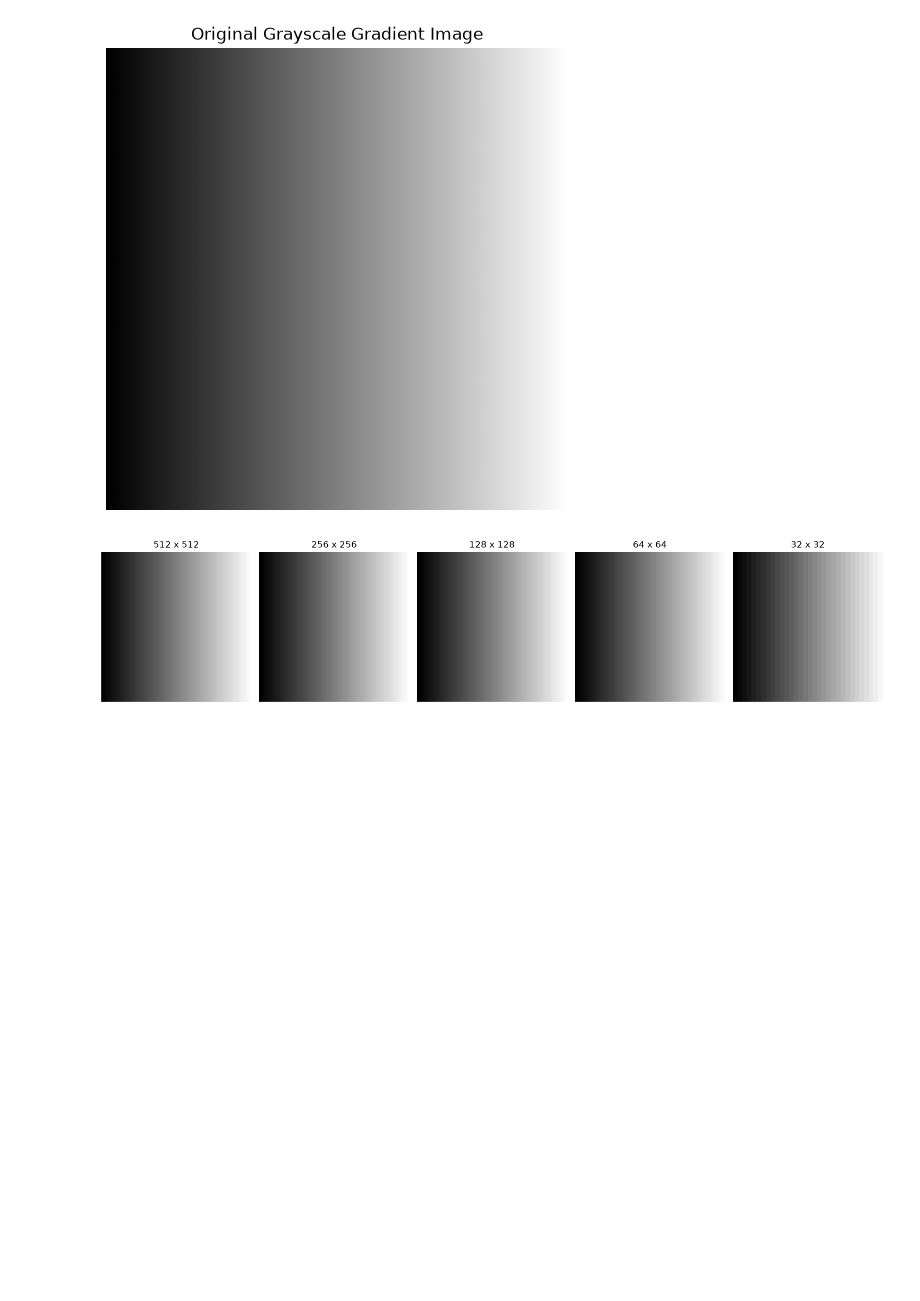
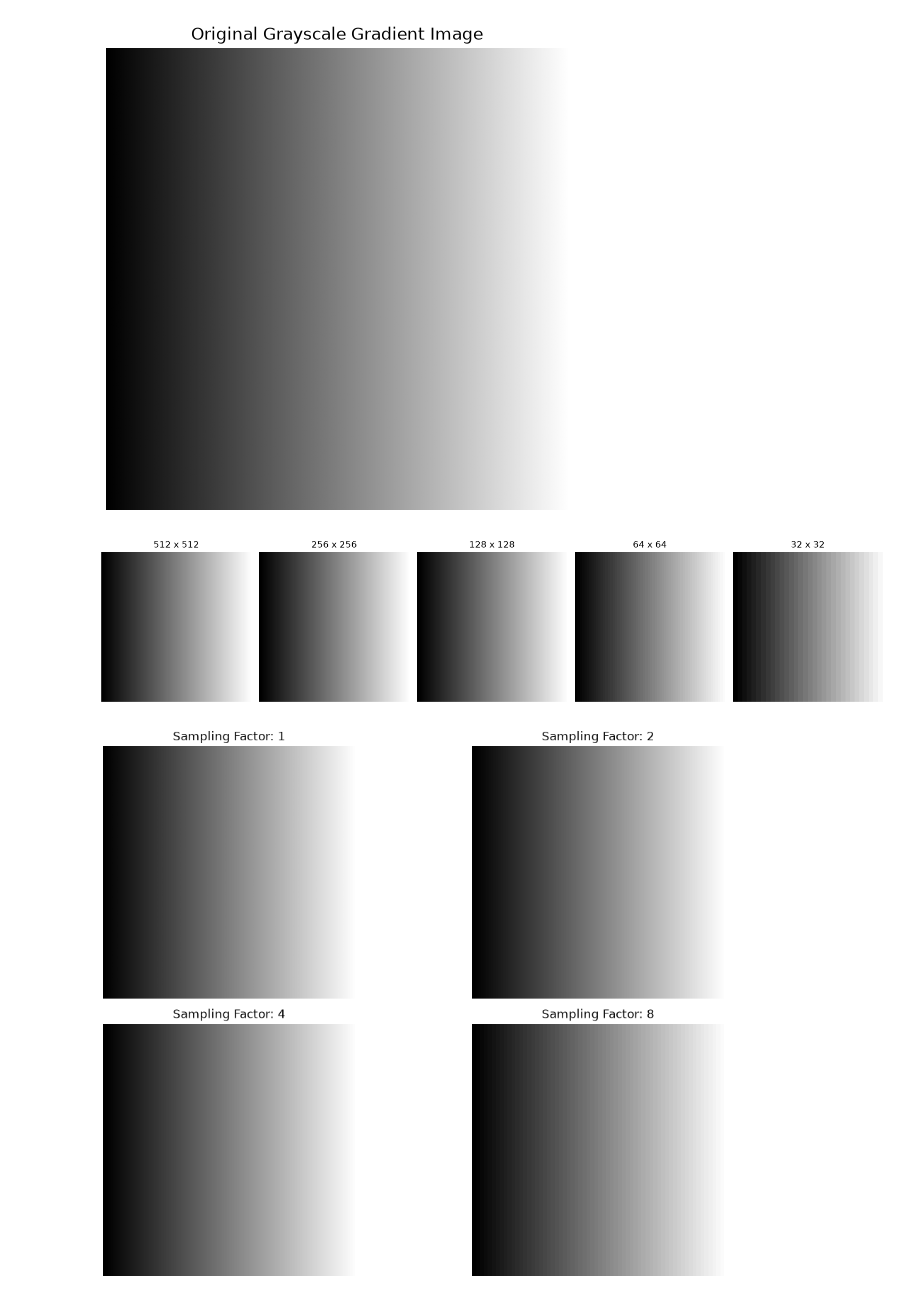
Before and after one commit to Aslngsng/Digital-Image-Processing, a Jupyter notebook: 01_notebook.ipynb, the cells around one changed output. Saved outputs shown, nothing was run; the diff lists cells and outputs as text; code cells hidden in the pictures; blank space fills up the shorter version.

Commit message:
manual image sampling

```diff
--- a/01_notebook.ipynb
+++ b/01_notebook.ipynb
@@ -58,3 +58,20 @@ plt.tight_layout()
 plt.show()
 # %% [output]
 [figure]
+# %%
+# Manual Image Sampling
+
+sampling_factors = [1, 2, 4, 8]
+
+plt.figure(figsize=(12,8))
+for i, factor in enumerate(sampling_factors):
+    sampled = gradient[::factor, ::factor]
+    plt.subplot(2,2, i+1)
+    plt.imshow(sampled, cmap="gray", vmin=0, vmax=255)
+    plt.title(f"Sampling Factor: {factor}")
+    plt.axis("off")
+
+plt.tight_layout()
+plt.show()
+# %% [output]
+[figure, added]
```
